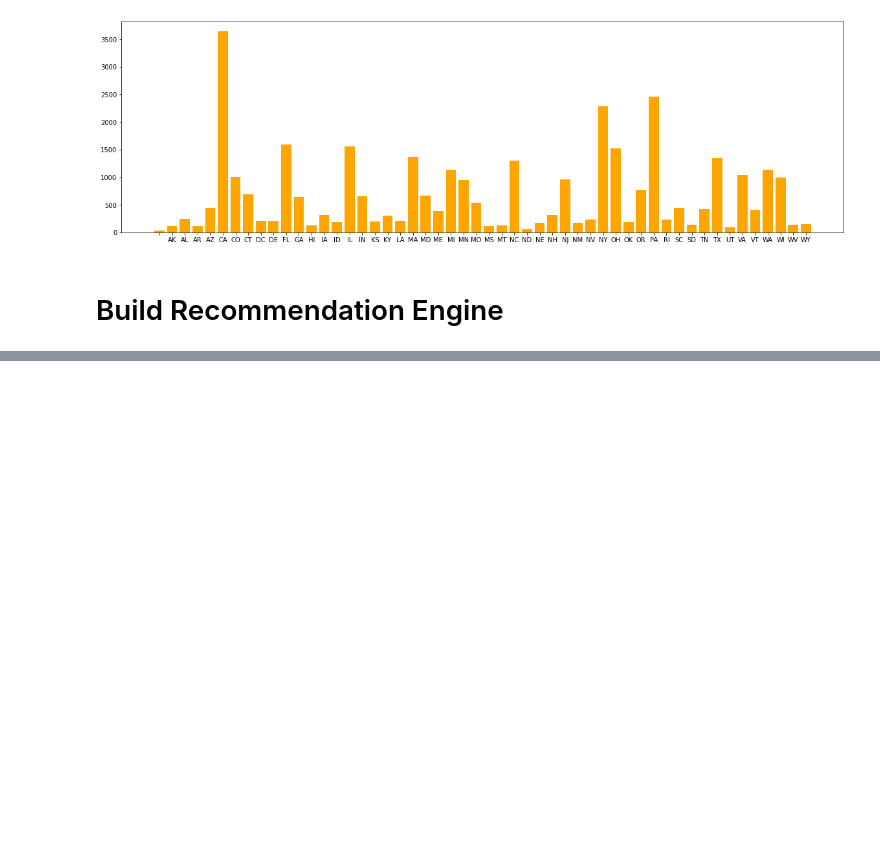
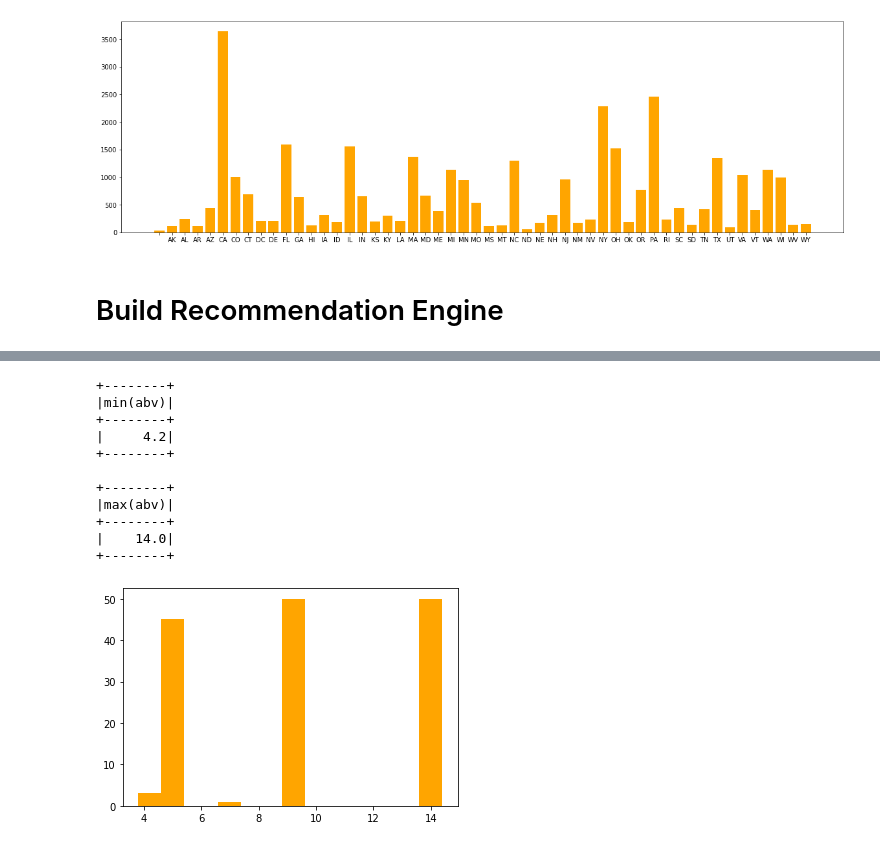
Before and after one commit to danlopez89/CIS-5367, a Jupyter notebook: CIS_5367_Project.ipynb, the cells around one changed output, grey strips where cells are left out. Drawn from its saved outputs; the diff is of its cells as text; code cells hidden in the pictures; blank space fills up the shorter version.

```diff
--- a/CIS_5367_Project.ipynb
+++ b/CIS_5367_Project.ipynb
@@ -534,0 +667,28 @@ root
+# %%
+# Gets the min, max, avg abv of the beers
+min_abv = rec_allnames.select(min('abv'))
+min_abv.show()
+max_abv = rec_allnames.select(max('abv'))
+max_abv.show()
+
+# Graphing Distribution of abv content
+
+abv_dist = rec_allnames.groupby('abv').count().sort('abv')
+
+dict = abv_dist.rdd.collectAsMap()
+plt.bar(list(dict.keys()), dict.values(), color = 'orange')
+fit = matplotlib.pyplot.gcf()
+fig.set_size_inches(30, 10)
+# %% [output]
++--------+
+|min(abv)|
++--------+
+|     4.2|
++--------+
+
++--------+
+|max(abv)|
++--------+
+|    14.0|
++--------+
+[figure, added]
```
Also changed, not shown: parts of 18 cells of this notebook.
